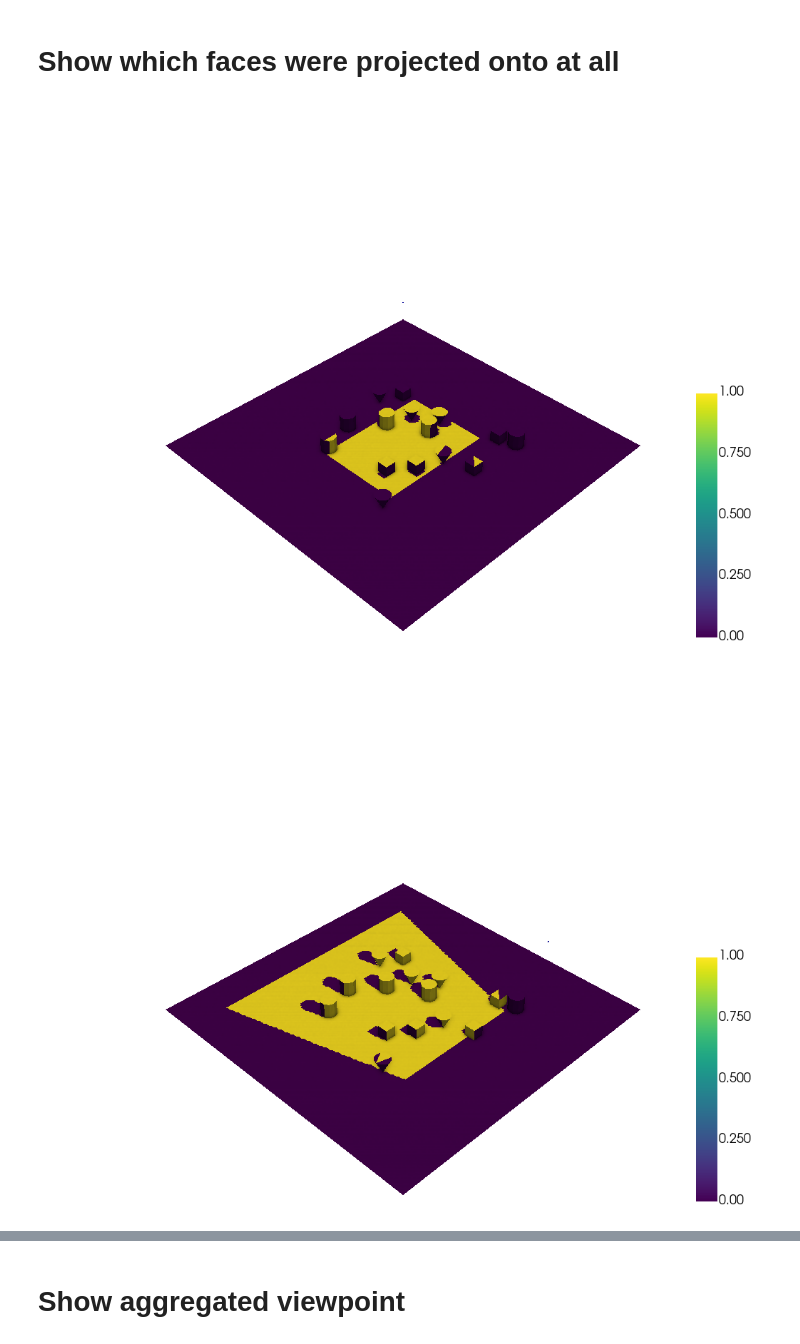
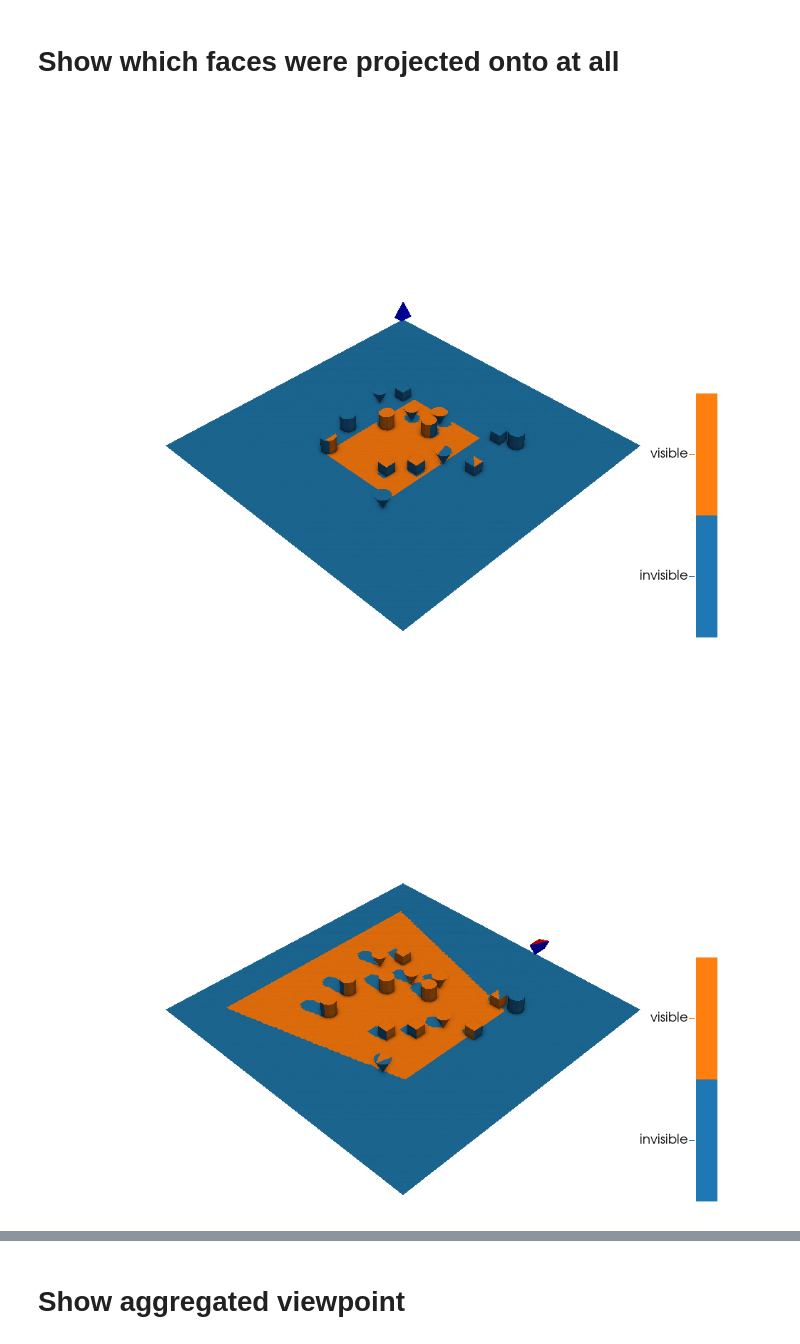
Before and after one commit to open-forest-observatory/geograypher, a Jupyter notebook: examples/concept_figure.ipynb, the cells around one changed output, grey strips where cells are left out. Saved outputs shown, nothing was run; the diff lists cells and outputs as text; code cells hidden in the pictures.

Commit message:
Re-run concept figure notebook with updated vis

```diff
--- a/examples/concept_figure.ipynb
+++ b/examples/concept_figure.ipynb
@@ -39,6 +40,11 @@ N_CONES = 5
 MAP_RANDOM_SEED = 42
 # Discritization of the ground plane
 GROUND_RESOLUTION = 200
+# Scale of the frustum
+VIS_FRUSTUM_SCALE = 1
+
+# Mapping from integer IDs to human-readable labels
+IDS_TO_LABELS = {0: "cone", 1: "cube", 2: "cylinder"}
 
 # Range of hues for each object
 HUE_RANGE_DICT = {"cone": 0.1, "cylinder": 0.2, "cube": 0.1}
@@ -173,12 +181,15 @@ Loading texture
 # Create a mesh textured with the labels
 # %%
 labeled_mesh = TexturedPhotogrammetryMesh(
-    mesh, texture=IDs_per_face, IDs_to_labels={0: "cone", 1: "cube", 2: "cylinder"}
+    mesh,
+    texture=IDs_per_face,
+    IDs_to_labels=IDS_TO_LABELS,
 )
 labeled_mesh.vis(
     force_xvfb=True,
     camera_set=camera_set,
     screenshot_filename=Path(FIGURES_SAVE_FOLDER, "labeled_scene.png"),
+    frustum_scale=VIS_FRUSTUM_SCALE,
 )
 # %% [output]
 Loading transform to EPSG:4326
@@ -257,7 +282,7 @@ for i in tqdm(range(5), desc="Rendering labels from each viewpoint"):
 # %%
 segmentor = LookUpSegmentor(IMAGE_FOLDER, LABEL_IMAGES_FOLDER, num_classes=3)
 segmentor_camera_set = SegmentorPhotogrammetryCameraSet(camera_set, segmentor)
-aggregation_mesh = TexturedPhotogrammetryMesh(mesh=mesh)
+aggregation_mesh = TexturedPhotogrammetryMesh(mesh=mesh, IDs_to_labels=IDS_TO_LABELS)
 # %% [output]
 Loading transform to EPSG:4326
 Loading mesh
@@ -269,16 +294,20 @@ Loading texture
 # %%
 for i in range(5):
     sub_camera_set = segmentor_camera_set.get_subset_cameras([i])
     (
         normalized_face_texture,
         face_texture,
         counts,
     ) = aggregation_mesh.aggregate_viewpoints_pytorch3d(sub_camera_set)
     aggregation_mesh.vis(
         vis_scalars=counts,
         camera_set=sub_camera_set,
-        screenshot_filename=Path(FIGURES_SAVE_FOLDER, f"view_shadows_scene_{i:03d}.png"),
+        screenshot_filename=Path(
+            FIGURES_SAVE_FOLDER, f"view_shadows_scene_{i:03d}.png"
+        ),
+        frustum_scale=VIS_FRUSTUM_SCALE,
+        IDs_to_labels={0: "invisible", 1: "visible"},
     )
 # %% [output]
-[figure, old version]
+[figure, new version]
-[figure, old version]
+[figure, new version]
```
Also changed, not shown: parts of 9 cells of this notebook.
